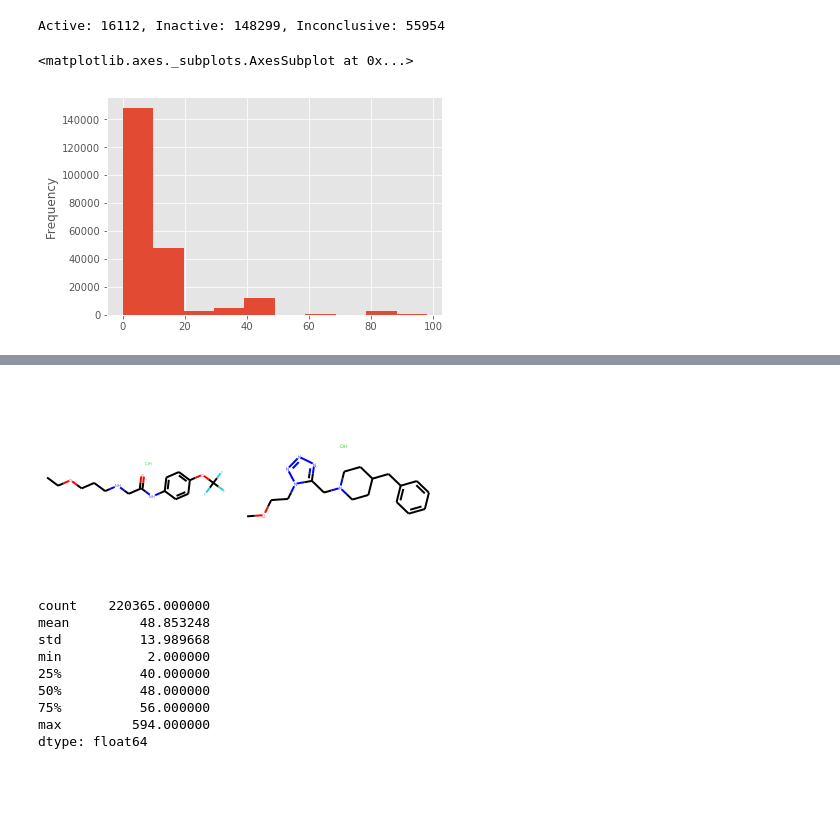
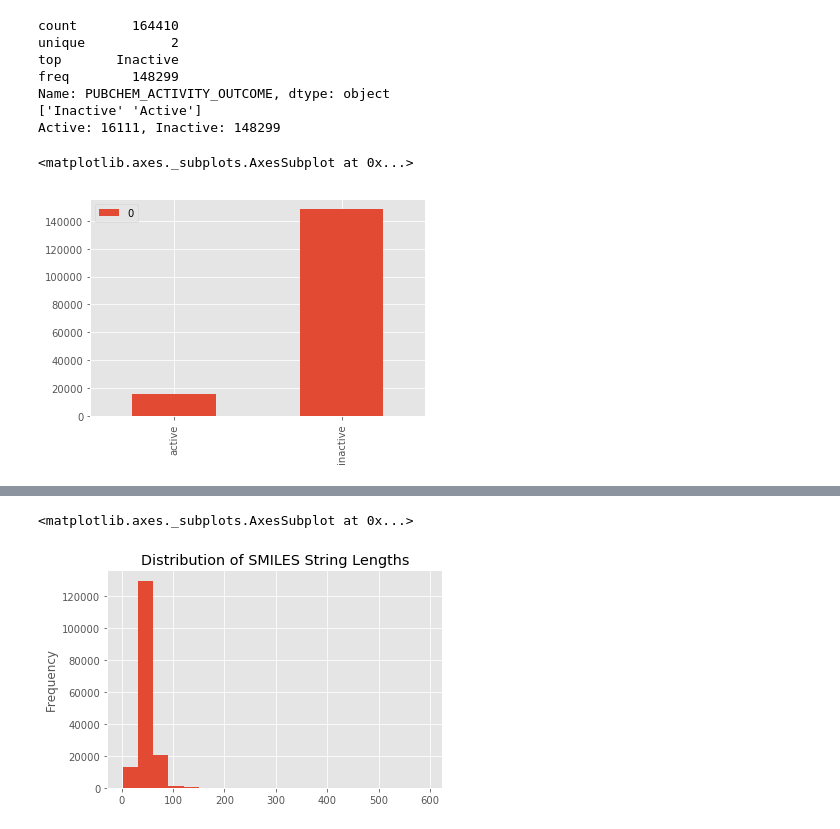
Before and after one commit to LRParser/pubchem-sklearn, a Jupyter notebook: pubchem_exploratory_analysis.ipynb, the cells around one changed output, grey strips where cells are left out. Drawn from its saved outputs; the diff is of its cells as text; code cells hidden in the pictures; blank space fills up the shorter version.

```diff
--- a/pubchem_exploratory_analysis.ipynb
+++ b/pubchem_exploratory_analysis.ipynb
@@ -35,28 +64,51 @@ Name: PUBCHEM_ACTIVITY_OUTCOME, dtype: object
+# %%
+# Delete CID 3246048, which fails featurization
+full_df = full_df[full_df["PUBCHEM_CID"] != 3246048]
+
+# Delete all inconclusive results
+full_df = full_df[full_df["PUBCHEM_ACTIVITY_OUTCOME"] != "Inconclusive"]
 # %%
+outcomes = full_df["PUBCHEM_ACTIVITY_OUTCOME"]
+print(outcomes.describe())
+print(outcomes.unique())
+
 # Calculate the frequency of each of the outcomes
 c = Counter(outcomes)
 active_count = c["Active"]
 inactive_count = c["Inactive"]
 inconclusive_count = c["Inconclusive"]
-print("Active: {}, Inactive: {}, Inconclusive: {}".format(active_count,inactive_count,inconclusive_count))
+print("Active: {}, Inactive: {}".format(active_count,inactive_count))
+
+# Plot a histogram of outcomes
+%matplotlib inline
+
+df_overview = pd.DataFrame(data=[active_count, inactive_count]
+                          ,index=['active','inactive'])
+
+df_overview.plot(kind='bar')
 # %% [output]
-Active: 16112, Inactive: 148299, Inconclusive: 55954
+count       164410
+unique           2
+top       Inactive
+freq        148299
+Name: PUBCHEM_ACTIVITY_OUTCOME, dtype: object
+['Inactive' 'Active']
+Active: 16111, Inactive: 148299
+<matplotlib.axes._subplots.AxesSubplot at 0x...>
+[figure, added]
-# %%
-# Plot a histogram of activity scores
-%matplotlib inline
-full_df["PUBCHEM_ACTIVITY_SCORE"].plot.hist()
-# %% [output]
-<matplotlib.axes._subplots.AxesSubplot at 0x...>
-[figure, removed]
 # %%
 # Now, let's look at the column we'll be using to derive our features. This is the "smiles" column
 smiles = full_df["Smiles"]
-smile_1 = smiles[0]
-smile_2 = smiles[1]
-print("Example 1: {}, Example 2: {}".format(smile_1,smile_2))
+# Let's look at a sample indicies
+smile_1 = smiles[100]
+print("SMILES: {}".format(smile_1))
 mol_1 = Chem.MolFromSmiles(smile_1)
-mol_2 = Chem.MolFromSmiles(smile_2)
+#Draw.ShowMol(mol_1)
+Draw.MolsToGridImage([mol_1])
 
-Draw.MolsToGridImage([mol_1,mol_2])
-# Let's print one of the molecule
+smiles_lengths = pd.Series([len(s) for s in smiles])
+smiles_lengths.describe()
+
+%matplotlib inline
+smiles_lengths.plot.hist(bins=20,title="Distribution of SMILES String Lengths")
 # %% [output]
@@ -64,14 +120,2 @@ Example 1: CCOCCCNCC(=O)NC1=CC=C(C=C1)OC(F)(F)F.Cl, Example 2: COCCN1C(=NN=N1)CN
+<matplotlib.axes._subplots.AxesSubplot at 0x...>
-[figure, old version]
+[figure, new version]
-# %%
-smiles_lengths = pd.Series([len(s) for s in smiles])
-smiles_lengths.describe()
-# %% [output]
-count    220365.000000
-mean         48.853248
-std          13.989668
-min           2.000000
-25%          40.000000
-50%          48.000000
-75%          56.000000
-max         594.000000
-dtype: float64
```
Also changed, not shown: parts of 12 cells of this notebook, 7 other files.
